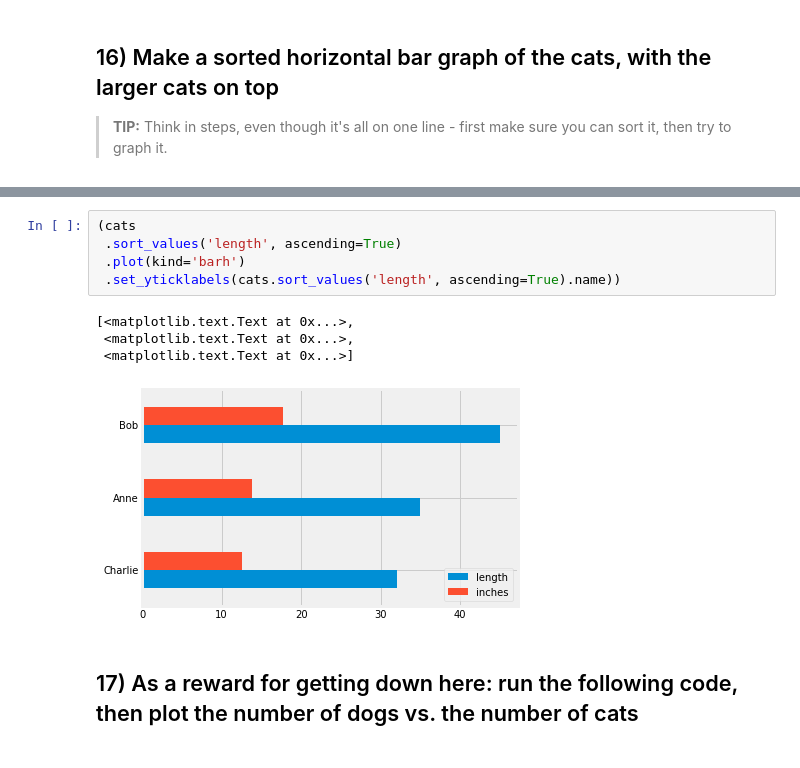
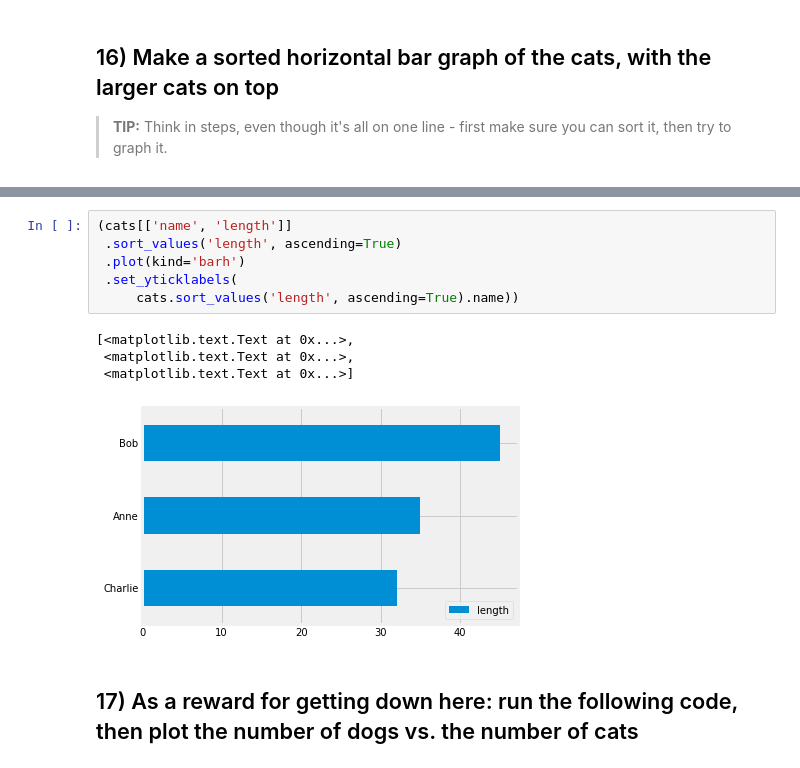
Before and after one commit to mathieulede/foundations, a Jupyter notebook: 05-homework/05-pandas_intro_animals_dataset.ipynb, the cells around one changed output, grey strips where cells are left out. Drawn from its saved outputs; the diff is of its cells as text.

```diff
--- a/05-homework/05-pandas_intro_animals_dataset.ipynb
+++ b/05-homework/05-pandas_intro_animals_dataset.ipynb
@@ -186,13 +181,14 @@ cats.sort_values('length', ascending=False)
 # %%
-(cats
+(cats[['name', 'length']]
  .sort_values('length', ascending=True)
  .plot(kind='barh')
- .set_yticklabels(cats.sort_values('length', ascending=True).name))
+ .set_yticklabels(
+     cats.sort_values('length', ascending=True).name))
 # %% [output]
 [<matplotlib.text.Text at 0x...>,
  <matplotlib.text.Text at 0x...>,
  <matplotlib.text.Text at 0x...>]
-[figure, old version]
+[figure, new version]
 # %% [markdown]
 ## 17) As a reward for getting down here: run the following code, then plot the number of dogs vs. the number of cats
 # %%
```
Also changed, not shown: parts of 5 cells of this notebook, 1 other file.
